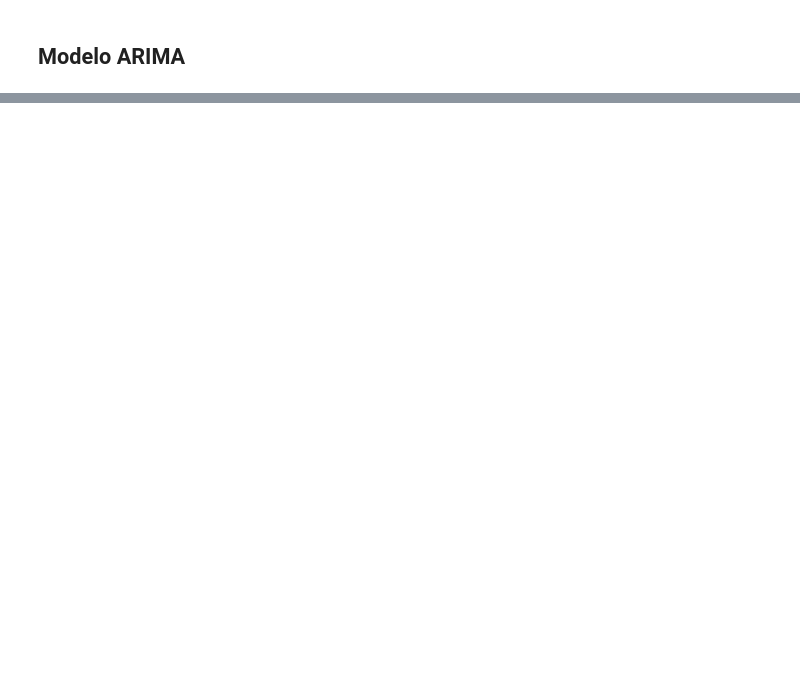
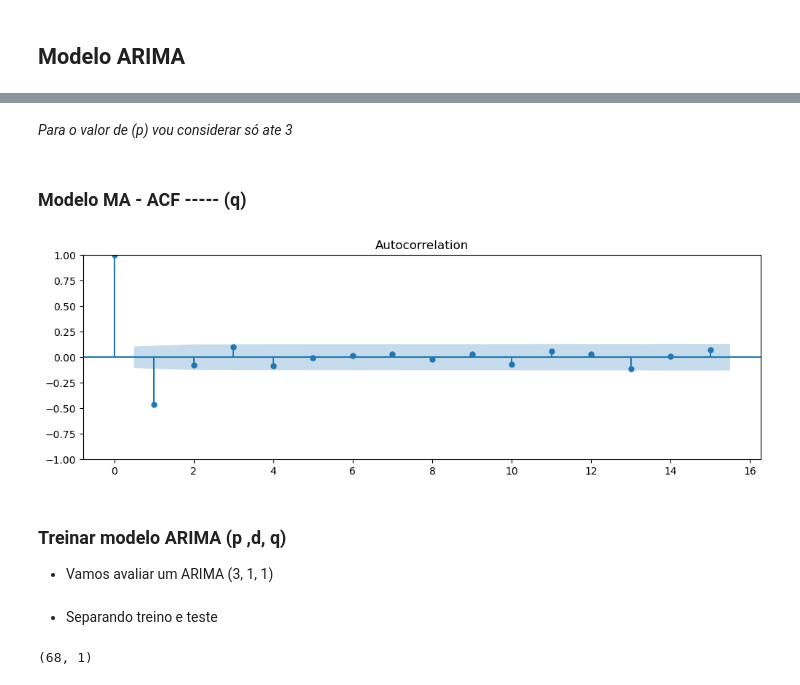
Before and after one commit to JulioFZ2000/Portifolio_DataScience, a Jupyter notebook: Data_Science/analise_vendas.ipynb, the cells around one changed output, grey strips where cells are left out. Saved outputs shown, nothing was run; the diff lists cells and outputs as text; code cells hidden in the pictures; blank space fills up the shorter version.

```diff
--- a/Data_Science/analise_vendas.ipynb
+++ b/Data_Science/analise_vendas.ipynb
@@ -402,0 +282,17 @@ RMSE: 518.5422797830663
+# %% [markdown]
+*Para o valor de (p) vou considerar só ate 3*
+# %% [markdown]
+### Modelo MA - ACF ----- (q)
+# %%
+#criando grafico de ACF
+
+fig = plt.figure(figsize=(12,8))
+ax1 = fig.add_subplot(211)
+fig = plot_acf(grupo_semana['Total_Amount'].diff().dropna(),lags=15,ax=ax1)
+# %% [output]
+[figure, added]
+# %% [markdown]
+### Treinar modelo ARIMA (p ,d, q)
+- Vamos avaliar um ARIMA (3, 1, 1)
+# %% [markdown]
+- Separando treino e teste
@@ -402,0 +305,4 @@ RMSE: 518.5422797830663
+# %%
+test.shape
+# %% [output]
+(68, 1)
```
Also changed, not shown: parts of 49 cells of this notebook.
